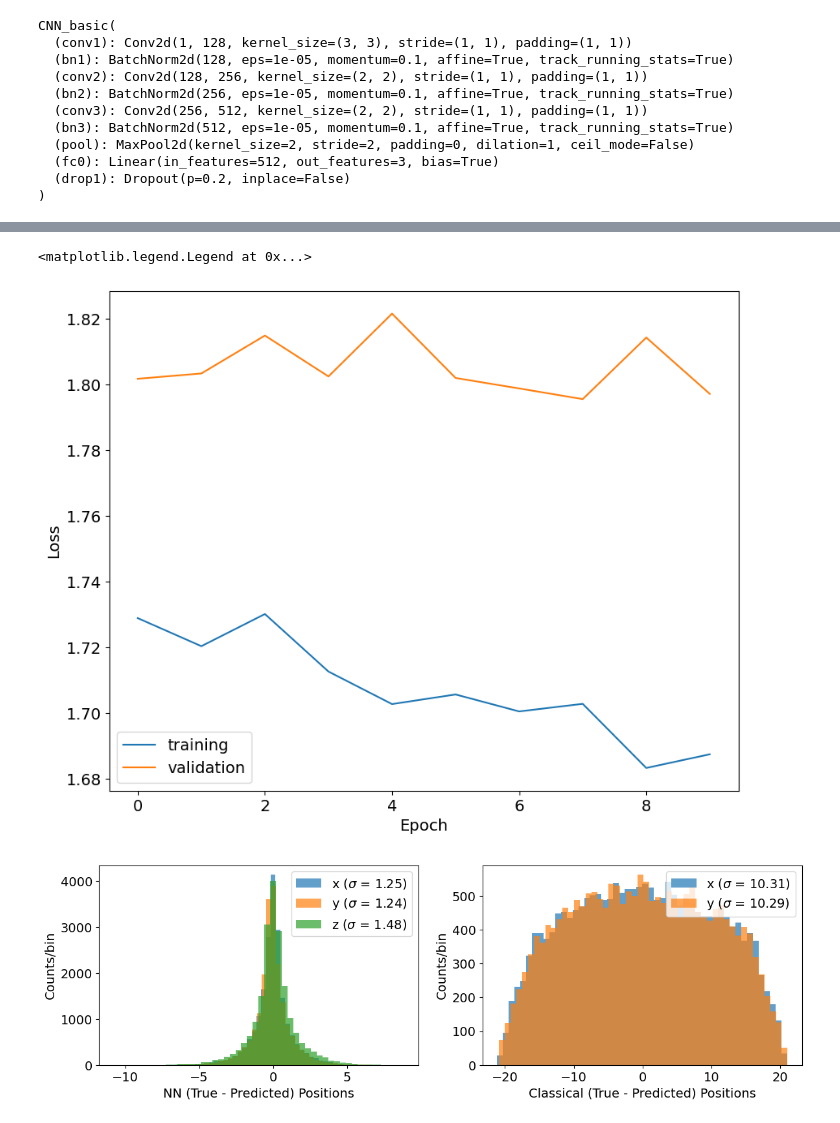
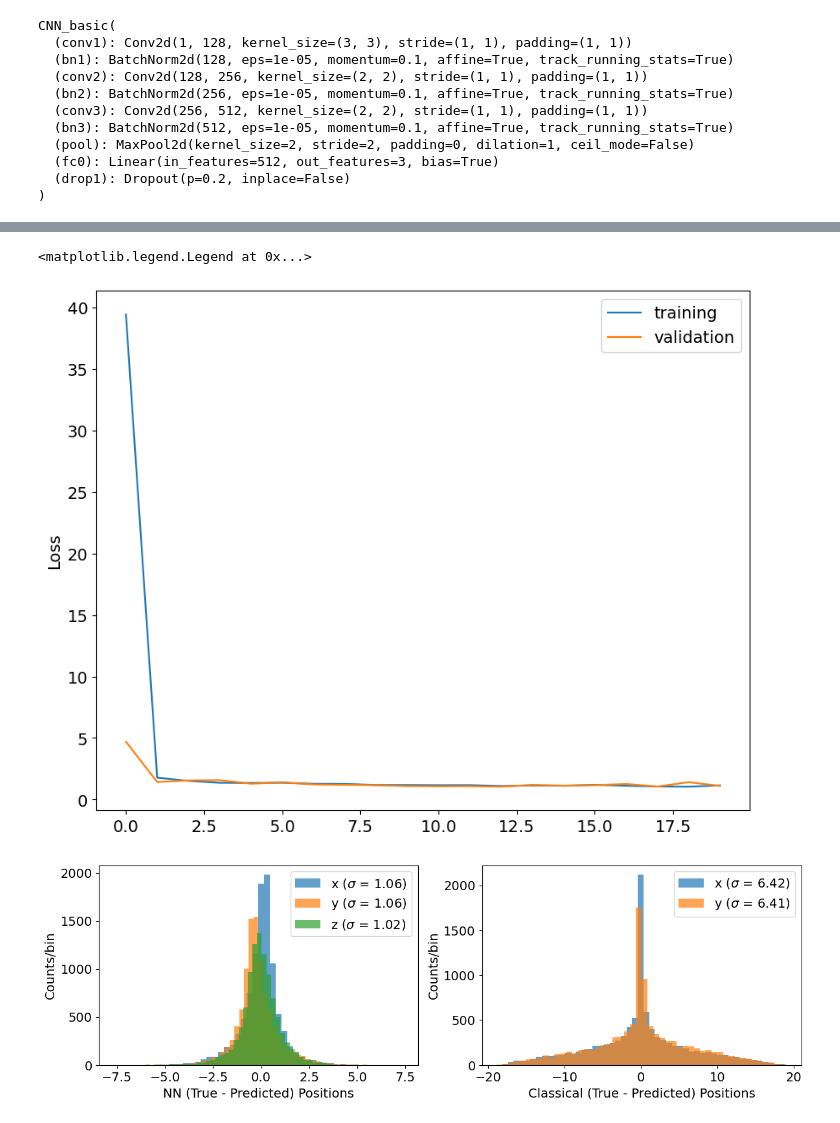
Before and after one commit to jjgomezcadenas/pymono, a Jupyter notebook: notebooks/mono_xyz_resolution_basic_cnn_01.ipynb, the cells around one changed output, grey strips where cells are left out. Saved outputs shown, nothing was run; the diff lists cells and outputs as text; code cells hidden in the pictures.

```diff
--- a/notebooks/mono_xyz_resolution_basic_cnn_01.ipynb
+++ b/notebooks/mono_xyz_resolution_basic_cnn_01.ipynb
@@ -111,9 +111,9 @@ plot_energies(ene_light6x6, ene_light_all_6x6, ene_light3x3, ene_dark6x6)
 [figure]
 # %%
 first_file = 0  # initial file
-last_file  = 20  # lasta file
+last_file  = 10  # lasta file
 batch_size = 1000  # Batch size
-dataset = MonoDataset(mono_light_3x3, first_file, last_file)
+dataset = MonoDataset(mono_dark_6x6, first_file, last_file)
 data_loader = DataLoader(dataset, batch_size=batch_size, shuffle=True)
 ntot_evts = len(dataset)
 print(f"Loaded {len(dataset)} events")
@@ -212,7 +196,7 @@ print(f"Using {device} device")
 Using mps device
 # %%
 # Load the model.
-model = CNN_3x3(dropout=False).to(device)
+model = CNN_basic(dropout=False).to(device)
 print(model)
 # %% [output]
 CNN_basic(
@@ -231,7 +215,7 @@ CNN_basic(
 optimizer = optim.Adam(model.parameters(), lr=0.001)
 criterion = nn.MSELoss()
 # %%
-epochs = 10
+epochs = 20
 # %%
 
 train_losses, val_losses =train_cnn(train_loader, val_loader,
@@ -247,21 +248,20 @@ RuntimeError: linear(): input and weight.T shapes cannot be multiplied (1000x204
 # %%
 # Plot training and validation loss
 xvals_train = np.arange(0,epochs,1)
 xvals_val = np.arange(0,epochs,1)
 plt.plot(xvals_train,train_losses,label='training')
 plt.plot(xvals_val,val_losses,label='validation')
-plt.xlabel("Epoch",fontsize=14)
 plt.ylabel("Loss")
 plt.legend()
 # %% [output]
 <matplotlib.legend.Legend at 0x...>
-[figure, old version]
+[figure, new version]
 # %%
 tdeltas = evaluate_cnn(test_loader, model, device, pixel_size = 6)
 # %%
 plot_true_predicted(tdeltas, nbins = 50)
 # %% [output]
-[figure, old version]
+[figure, new version]
 # %%
 plotxyz(tdeltas, nbins=50)
 # %% [output]
```
Also changed, not shown: parts of 10 cells of this notebook.
